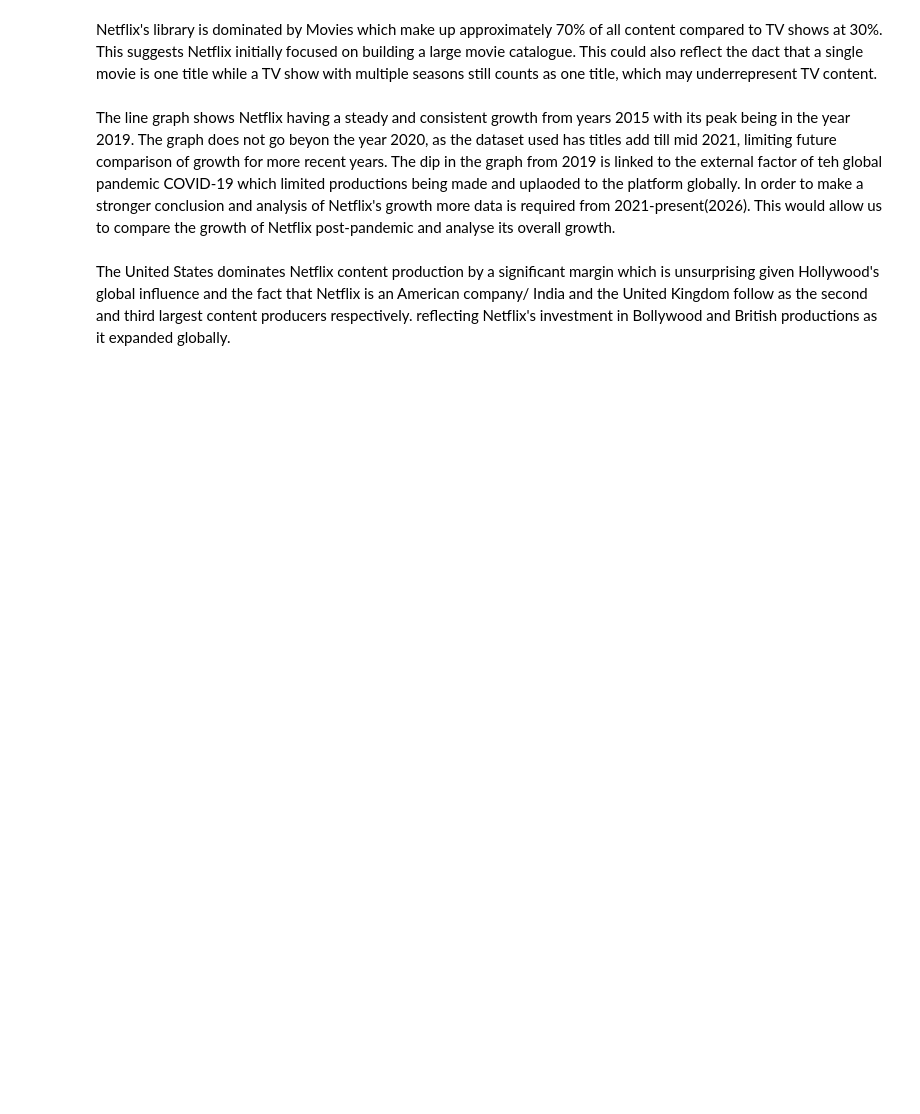
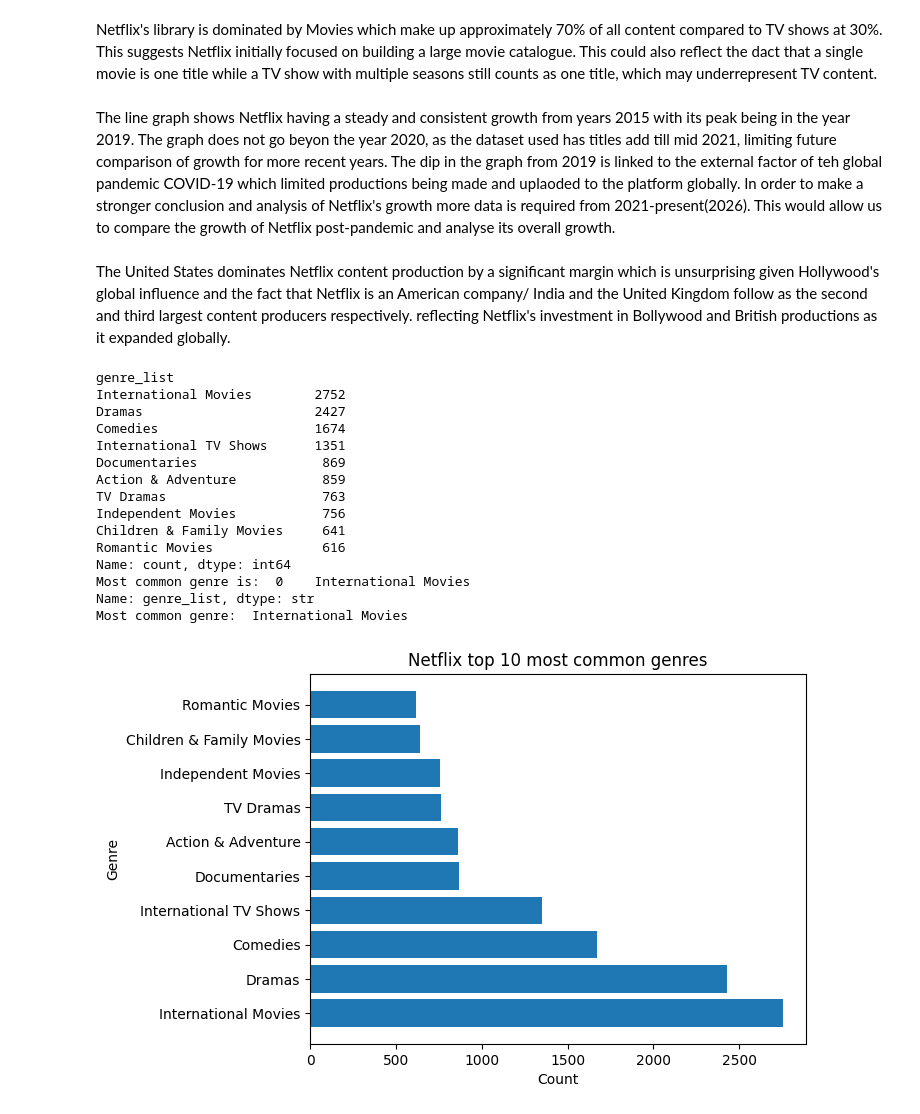
Before and after one commit to bluejay-19/netflix-analysis, a Jupyter notebook: netflix-analysis.ipynb, the cells around one changed output. Drawn from its saved outputs; the diff is of its cells as text; code cells hidden in the pictures; blank space fills up the shorter version.

Commit message:
Add most common genre & horizontal bar chart of top 10 genres

```diff
--- a/netflix-analysis.ipynb
+++ b/netflix-analysis.ipynb
@@ -165,3 +144,51 @@ plt.ylabel("Countries")
 plt.title("Netflix top 10 content producing countries")
 # %% [markdown]
 The United States dominates Netflix content production by a significant margin which is unsurprising given Hollywood's global influence and the fact that Netflix is an American company/ India and the United Kingdom follow as the second and third largest content producers respectively. reflecting Netflix's investment in Bollywood and British productions as it expanded globally.
+# %%
+# Most Common Genre
+# filter out the rows in the genre column that are null
+genre_data = df[df['listed_in'].notnull()]
+# print(genre_data['listed_in'].head(20))
+
+genre_data['genre_list'] = genre_data['listed_in'].str.split(',')
+genre_data = genre_data.explode('genre_list')
+genre_data['genre_list'] = genre_data['genre_list'].str.strip()
+
+# print(genre_data.shape)
+# print(genre_data['genre_list'].head(20))
+
+# Count and visualise
+genre_count = genre_data['genre_list'].value_counts()
+top_ten_genre = genre_count.head(10)
+print(top_ten_genre)
+
+plt.barh(top_ten_genre.index, top_ten_genre.values)
+plt.xlabel("Count")
+plt.ylabel("Genre")
+plt.title("Netflix top 10 most common genres")
+
+# Using mode to get the most common genre
+most_common_genre = genre_data['genre_list'].mode()
+print("Most common genre is: ", most_common_genre)
+
+# The first value in value_counts() in top_ten_genre is already the most common genre
+# value_counts() sorts by highest count first
+most_common_genre = top_ten_genre.index[0]
+print("Most common genre: ", most_common_genre)
+# %% [output]
+genre_list
+International Movies        2752
+Dramas                      2427
+Comedies                    1674
+International TV Shows      1351
+Documentaries                869
+Action & Adventure           859
+TV Dramas                    763
+Independent Movies           756
+Children & Family Movies     641
+Romantic Movies              616
+Name: count, dtype: int64
+Most common genre is:  0    International Movies
+Name: genre_list, dtype: str
+Most common genre:  International Movies
+[figure, added]
```
Also changed, not shown: parts of 4 cells of this notebook.
